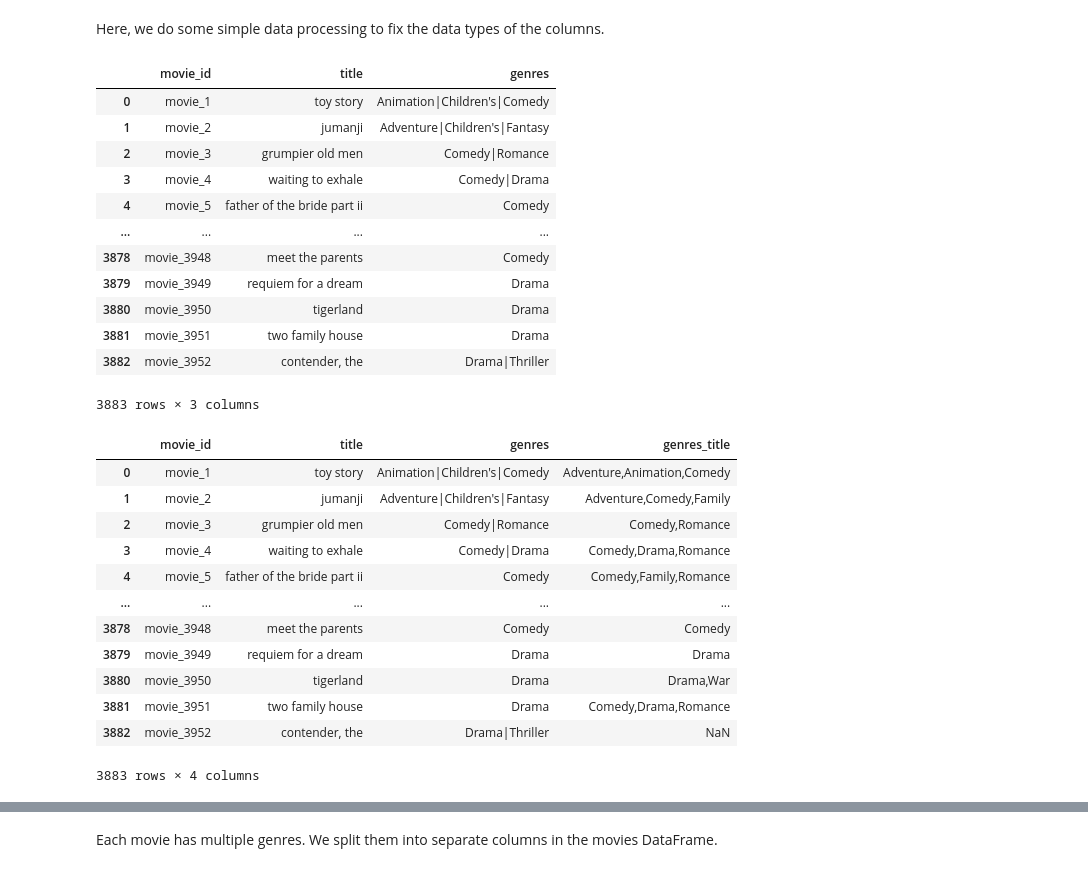
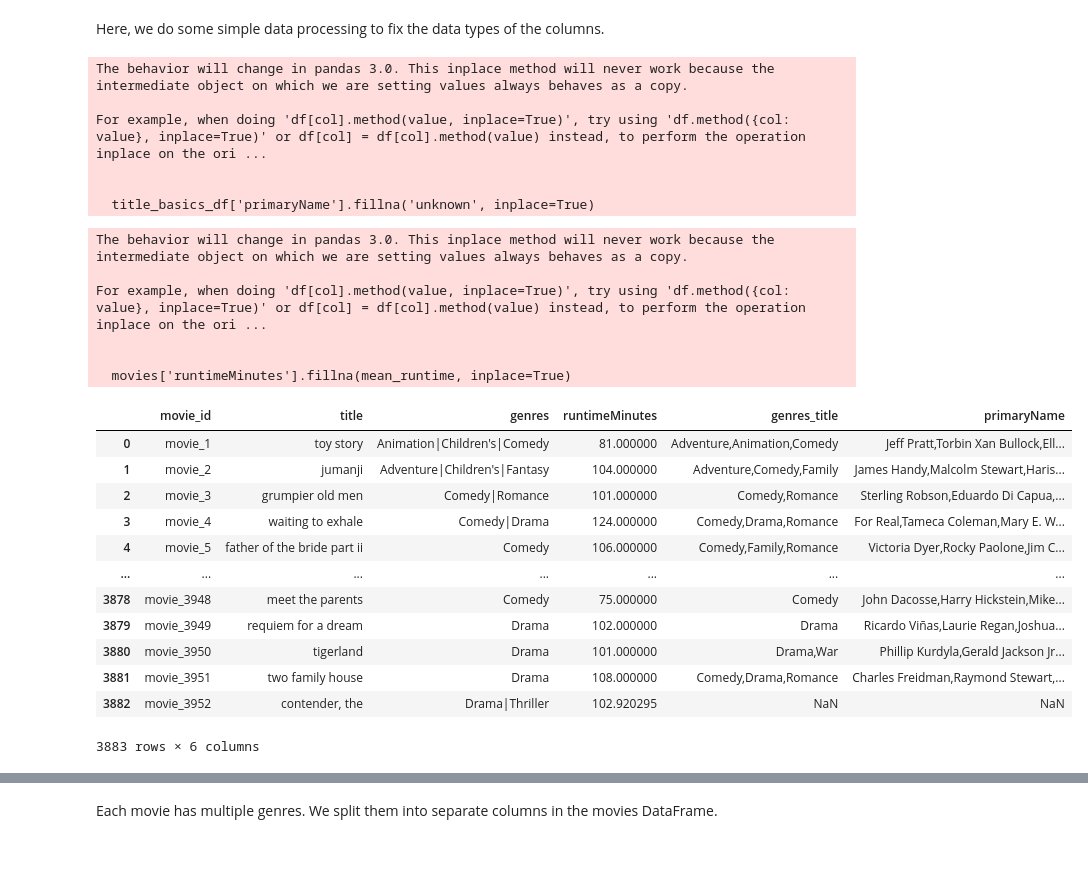
Before and after one commit to chuklee/recommender_system, a Jupyter notebook: main4.ipynb, the cells around one changed output, grey strips where cells are left out. Drawn from its saved outputs; the diff is of its cells as text; code cells hidden in the pictures.

```diff
--- a/main4.ipynb
+++ b/main4.ipynb
@@ -110,6 +111,7 @@ users = pd.read_csv('dataset/ml-1m/users.dat', sep='::', header=None, engine='py
 # %%
 title_basics_df = pd.read_csv('dataset/title.basics.tsv', sep='\t', header=0)
 title_basics_df = title_basics_df[title_basics_df['titleType'] == 'movie']
+name_basics_df = pd.read_csv('dataset/name.basics.tsv', sep='\t', header=0)
 # %% [markdown]
 Here, we do some simple data processing to fix the data types of the columns.
 # %%
@@ -125,47 +127,62 @@ ratings["rating"] = ratings["rating"].apply(lambda x: float(x))
 
 movies['title'] = movies['title'].str.lower()
 movies['title'] = movies['title'].str.replace(r"\(.*\)", "", regex=True).str.strip()
+
 title_basics_df['primaryTitle'] = title_basics_df['primaryTitle'].str.lower().str.strip()
-# Change the name of the genres column to genres_title
 title_basics_df.rename(columns={"genres": "genres_title"}, inplace=True)
 title_basics_df = title_basics_df.drop_duplicates(subset='primaryTitle')
+
+# Convert primaryName to string
+name_basics_df['primaryName'] = name_basics_df['primaryName'].astype(str)
+
+name_basics_df = name_basics_df.assign(knownForTitles=name_basics_df['knownForTitles'].str.split(','))
+name_basics_df = name_basics_df.explode('knownForTitles')
+
+# Group by knownForTitles and aggregate primaryName
+name_basics_grouped = name_basics_df.groupby('knownForTitles')['primaryName'].agg(lambda x: ','.join(set(x))).reset_index()
+
+# Merge with title_basics_df
+title_basics_df = pd.merge(title_basics_df, name_basics_grouped, left_on='tconst', right_on='knownForTitles', how='left')
+
+title_basics_df.drop(columns='knownForTitles', inplace=True)
+title_basics_df['primaryName'].fillna('unknown', inplace=True)
+# %% [output]
+The behavior will change in pandas 3.0. This inplace method will never work because the intermediate object on which we are setting values always behaves as a copy.
+
+For example, when doing 'df[col].method(value, inplace=True)', try using 'df.method({col: value}, inplace=True)' or df[col] = df[col].method(value) instead, to perform the operation inplace on the ori ...
+
+
+  title_basics_df['primaryName'].fillna('unknown', inplace=True)
-# %%
-movies
-# %% [output]
-|  | movie_id | title | genres |
-| 0 | movie_1 | toy story | Animation|Children's|Comedy |
-| 1 | movie_2 | jumanji | Adventure|Children's|Fantasy |
-| 2 | movie_3 | grumpier old men | Comedy|Romance |
-| 3 | movie_4 | waiting to exhale | Comedy|Drama |
-| 4 | movie_5 | father of the bride part ii | Comedy |
-| ... | ... | ... | ... |
-| 3878 | movie_3948 | meet the parents | Comedy |
-| 3879 | movie_3949 | requiem for a dream | Drama |
-| 3880 | movie_3950 | tigerland | Drama |
-| 3881 | movie_3951 | two family house | Drama |
-| 3882 | movie_3952 | contender, the | Drama|Thriller |
-3883 rows × 3 columns
 # %%
 # Merge the dataframes movies and title_basics_df, keep only the the genres_title column and merge on the title column. If the title is not found in title_basics_df, the row is not kept
-movies = movies.merge(title_basics_df[['primaryTitle', 'genres_title']], left_on='title', right_on='primaryTitle', how='left')
+movies = movies.merge(title_basics_df[['primaryTitle', 'runtimeMinutes','genres_title', 'primaryName']], left_on='title', right_on='primaryTitle', how='left')
 # Drop the primaryTitle column
 movies.drop(columns=['primaryTitle'], inplace=True)
+movies['runtimeMinutes'] = pd.to_numeric(movies['runtimeMinutes'], errors='coerce')
+mean_runtime = movies['runtimeMinutes'].mean()
+movies['runtimeMinutes'].fillna(mean_runtime, inplace=True)
 movies = movies.drop_duplicates()
 movies
 # %% [output]
+The behavior will change in pandas 3.0. This inplace method will never work because the intermediate object on which we are setting values always behaves as a copy.
+
+For example, when doing 'df[col].method(value, inplace=True)', try using 'df.method({col: value}, inplace=True)' or df[col] = df[col].method(value) instead, to perform the operation inplace on the ori ...
+
+
+  movies['runtimeMinutes'].fillna(mean_runtime, inplace=True)
-|  | movie_id | title | genres | genres_title |
-| 0 | movie_1 | toy story | Animation|Children's|Comedy | Adventure,Animation,Comedy |
-| 1 | movie_2 | jumanji | Adventure|Children's|Fantasy | Adventure,Comedy,Family |
-| 2 | movie_3 | grumpier old men | Comedy|Romance | Comedy,Romance |
-| 3 | movie_4 | waiting to exhale | Comedy|Drama | Comedy,Drama,Romance |
-| 4 | movie_5 | father of the bride part ii | Comedy | Comedy,Family,Romance |
-| ... | ... | ... | ... | ... |
-| 3878 | movie_3948 | meet the parents | Comedy | Comedy |
-| 3879 | movie_3949 | requiem for a dream | Drama | Drama |
-| 3880 | movie_3950 | tigerland | Drama | Drama,War |
-| 3881 | movie_3951 | two family house | Drama | Comedy,Drama,Romance |
-| 3882 | movie_3952 | contender, the | Drama|Thriller | NaN |
+|  | movie_id | title | genres | runtimeMinutes | genres_title | primaryName |
+| 0 | movie_1 | toy story | Animation|Children's|Comedy | 81.000000 | Adventure,Animation,Comedy | Jeff Pratt,Torbin Xan Bullock,Ell... |
+| 1 | movie_2 | jumanji | Adventure|Children's|Fantasy | 104.000000 | Adventure,Comedy,Family | James Handy,Malcolm Stewart,Haris... |
+| 2 | movie_3 | grumpier old men | Comedy|Romance | 101.000000 | Comedy,Romance | Sterling Robson,Eduardo Di Capua,... |
+| 3 | movie_4 | waiting to exhale | Comedy|Drama | 124.000000 | Comedy,Drama,Romance | For Real,Tameca Coleman,Mary E. W... |
+| 4 | movie_5 | father of the bride part ii | Comedy | 106.000000 | Comedy,Family,Romance | Victoria Dyer,Rocky Paolone,Jim C... |
+| ... | ... | ... | ... | ... | ... | ... |
+| 3878 | movie_3948 | meet the parents | Comedy | 75.000000 | Comedy | John Dacosse,Harry Hickstein,Mike... |
+| 3879 | movie_3949 | requiem for a dream | Drama | 102.000000 | Drama | Ricardo Viñas,Laurie Regan,Joshua... |
+| 3880 | movie_3950 | tigerland | Drama | 101.000000 | Drama,War | Phillip Kurdyla,Gerald Jackson Jr... |
+| 3881 | movie_3951 | two family house | Drama | 108.000000 | Comedy,Drama,Romance | Charles Freidman,Raymond Stewart,... |
+| 3882 | movie_3952 | contender, the | Drama|Thriller | 102.920295 | NaN | NaN |
-3883 rows × 4 columns
+3883 rows × 6 columns
 # %%
 # Merge the genres column (seperated with | ) with the genres_title column (seperated with ','). Do not keep duplicates
 movies['genres'] = movies['genres'].str.split('|')
```
Also changed, not shown: parts of 10 cells of this notebook, 1 other file.
